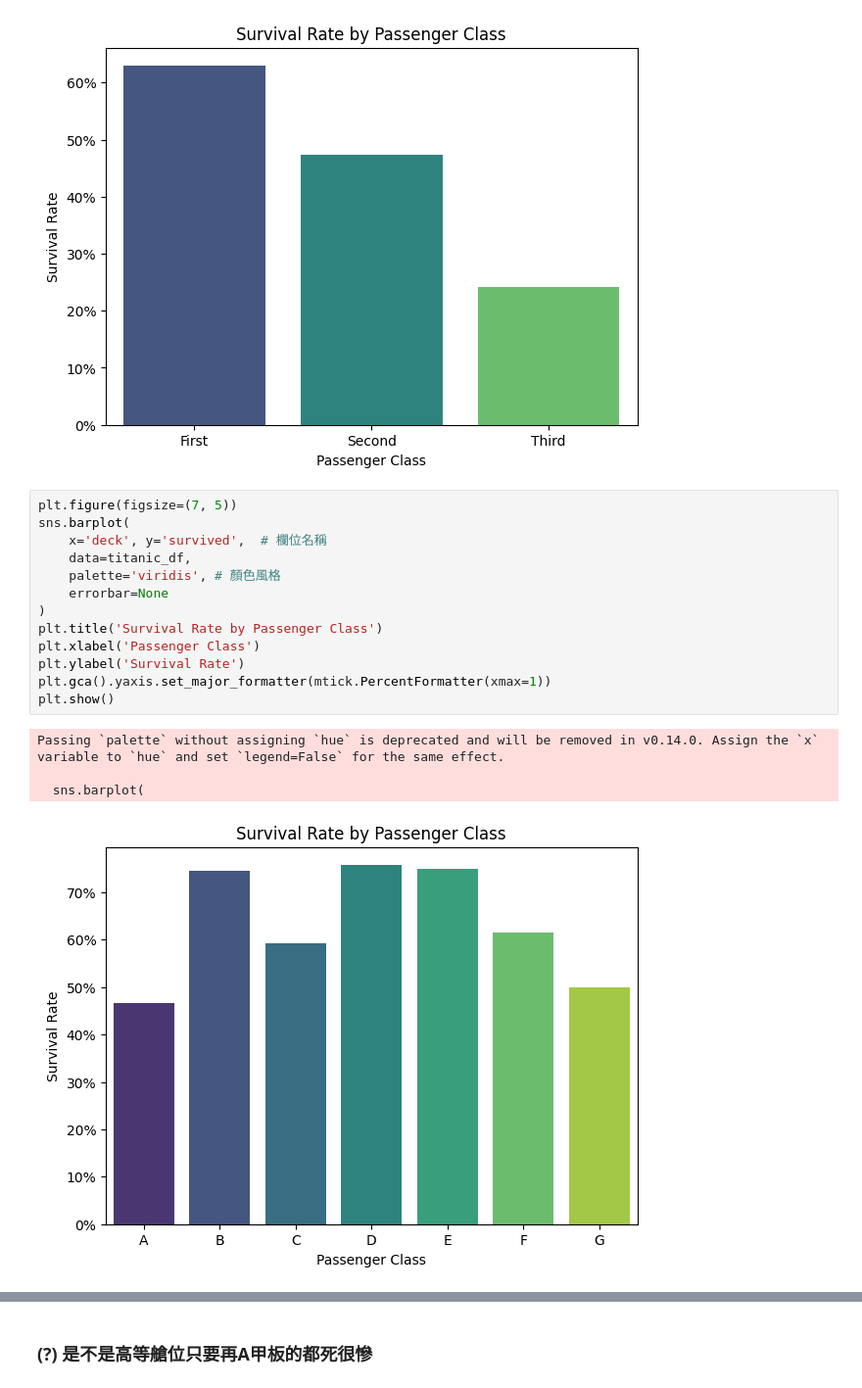
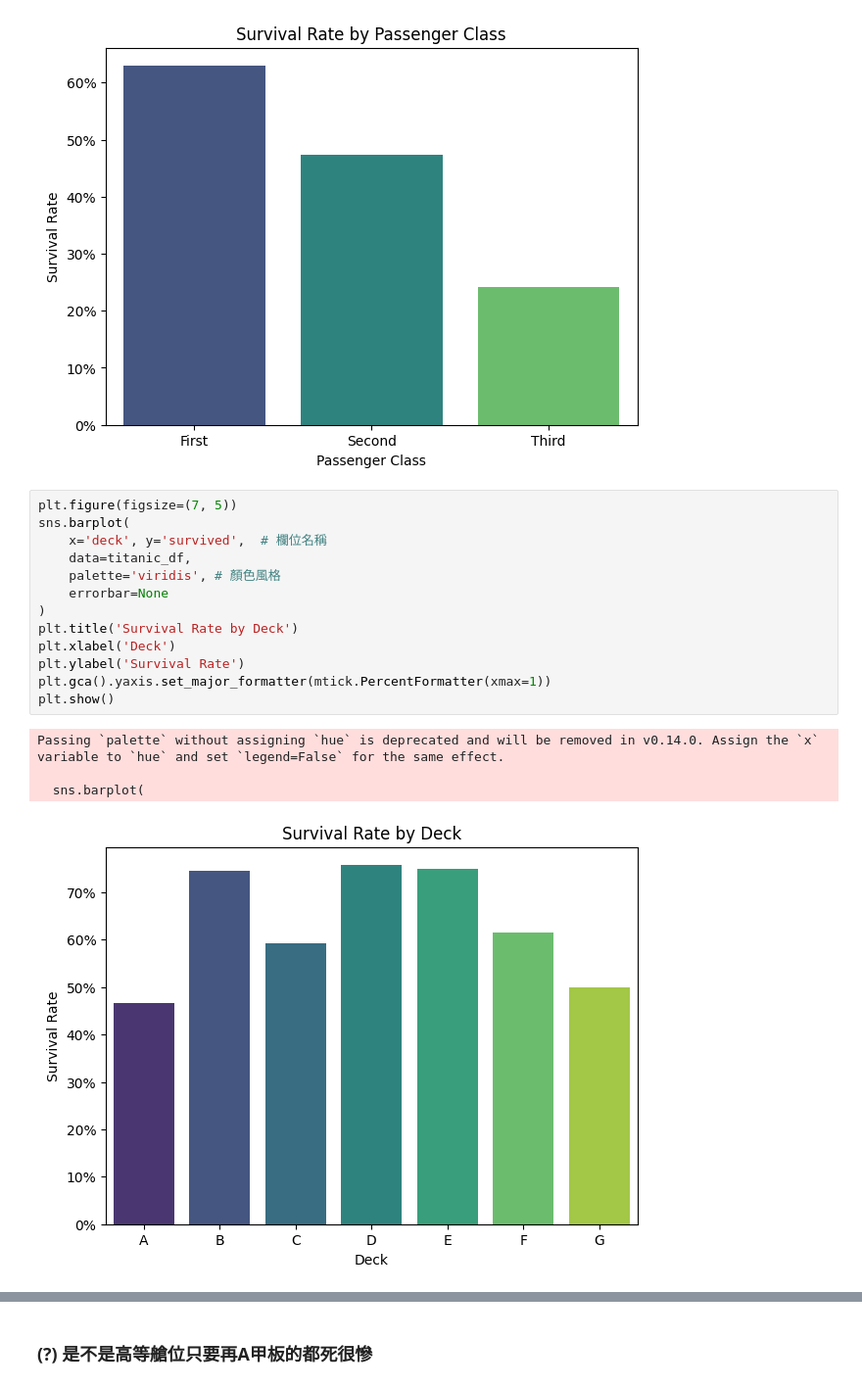
Before and after one commit to ChungyiBossi/GjunDataAnaysis, a Jupyter notebook: Titanic.ipynb, the cells around one changed output, grey strips where cells are left out. Shown at 98% size. Drawn from its saved outputs; the diff is of its cells as text.

```diff
--- a/Titanic.ipynb
+++ b/Titanic.ipynb
@@ -232,18 +241,18 @@ Passing `palette` without assigning `hue` is deprecated and will be removed in v
 # %%
 plt.figure(figsize=(7, 5))
 sns.barplot(
     x='deck', y='survived',  # 欄位名稱
     data=titanic_df,
     palette='viridis', # 顏色風格
     errorbar=None
 )
-plt.title('Survival Rate by Passenger Class')
-plt.xlabel('Passenger Class')
+plt.title('Survival Rate by Deck')
+plt.xlabel('Deck')
 plt.ylabel('Survival Rate')
 plt.gca().yaxis.set_major_formatter(mtick.PercentFormatter(xmax=1))
 plt.show()
 # %% [output]
 Passing `palette` without assigning `hue` is deprecated and will be removed in v0.14.0. Assign the `x` variable to `hue` and set `legend=False` for the same effect.
 
   sns.barplot(
-[figure, old version]
+[figure, new version]
```
Also changed, not shown: parts of 17 cells of this notebook.
